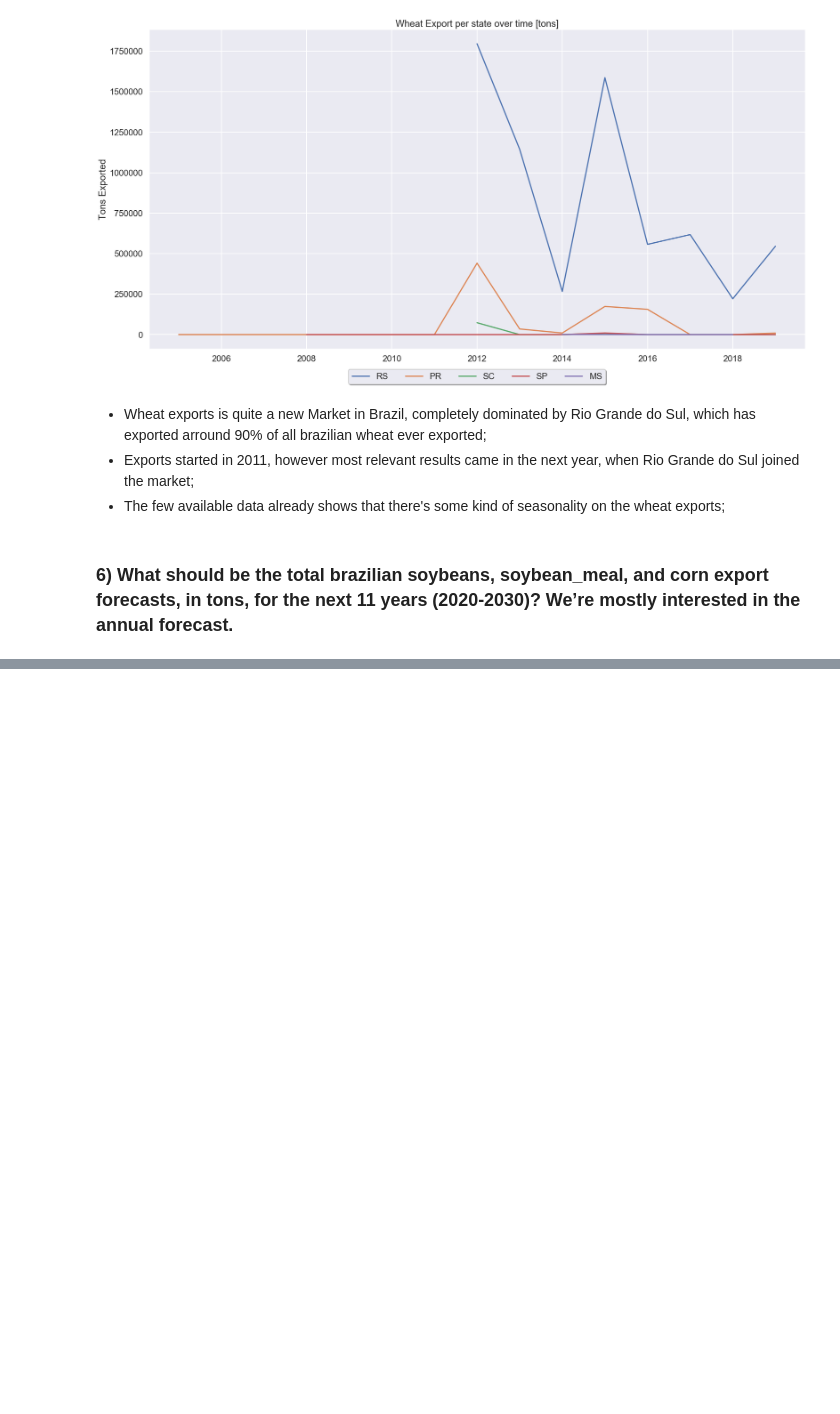
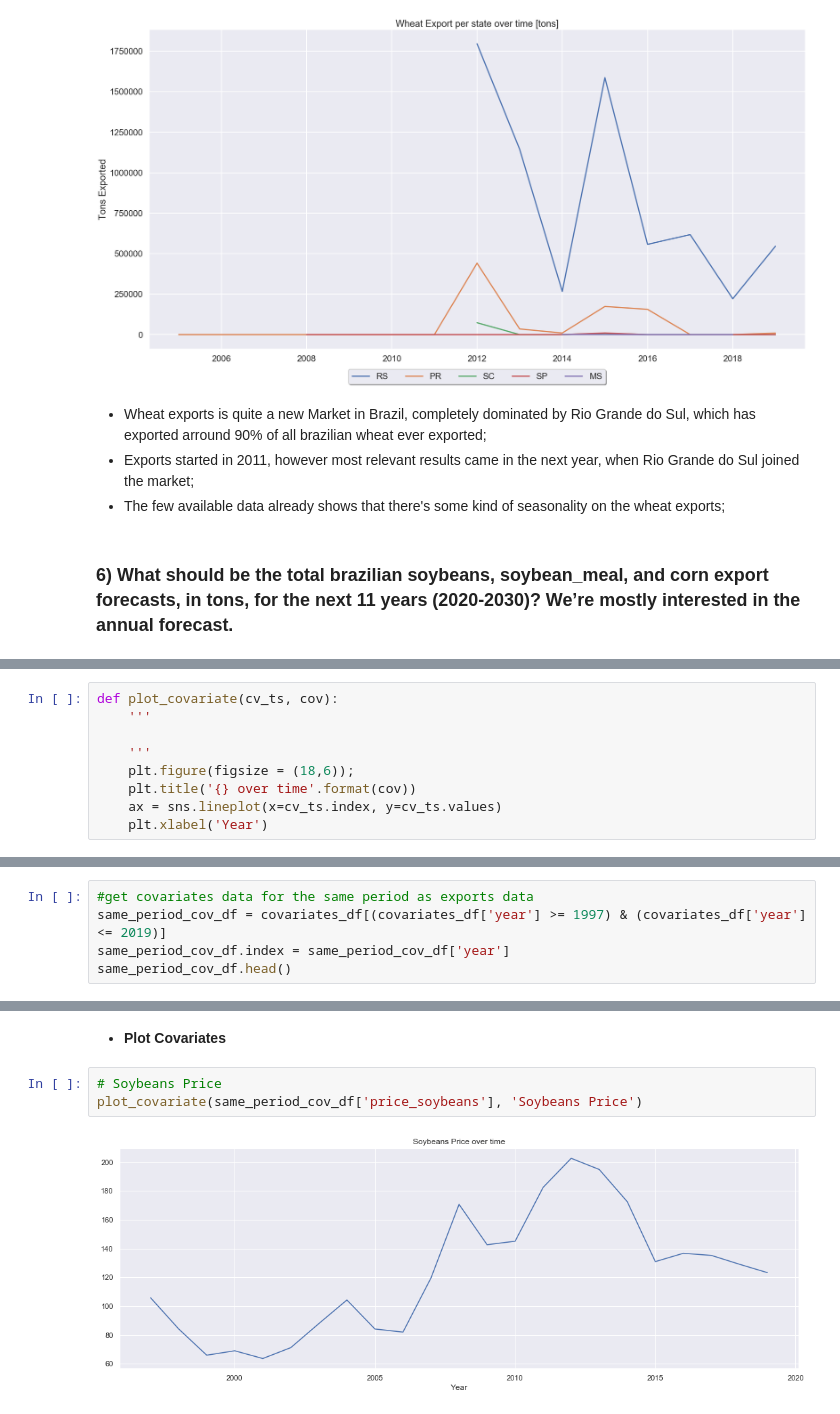
Before and after one commit to rpdieego/case_4intelligence, a Jupyter notebook: Data Analysis Skill Test - Case 2.ipynb, the cells around one changed output, grey strips where cells are left out. Saved outputs shown, nothing was run; the diff lists cells and outputs as text; blank space fills up the shorter version.

```diff
--- a/Data Analysis Skill Test - Case 2.ipynb
+++ b/Data Analysis Skill Test - Case 2.ipynb
@@ -994,0 +1019,9 @@ plot_export_state_over_time(state_prod_year_wheat, 'Wheat')
+# %%
+def plot_covariate(cv_ts, cov):
+    '''
+
+    '''
+    plt.figure(figsize = (18,6));
+    plt.title('{} over time'.format(cov))
+    ax = sns.lineplot(x=cv_ts.index, y=cv_ts.values)
+    plt.xlabel('Year')
@@ -994,0 +1056,5 @@ plot_export_state_over_time(state_prod_year_wheat, 'Wheat')
+# %%
+#get covariates data for the same period as exports data
+same_period_cov_df = covariates_df[(covariates_df['year'] >= 1997) & (covariates_df['year'] <= 2019)]
+same_period_cov_df.index = same_period_cov_df['year']
+same_period_cov_df.head()
@@ -994,0 +1069,7 @@ plot_export_state_over_time(state_prod_year_wheat, 'Wheat')
+# %% [markdown]
+*   **Plot Covariates**
+# %%
+# Soybeans Price
+plot_covariate(same_period_cov_df['price_soybeans'], 'Soybeans Price')
+# %% [output]
+[figure, added]
```
Also changed, not shown: parts of 12 cells of this notebook.
